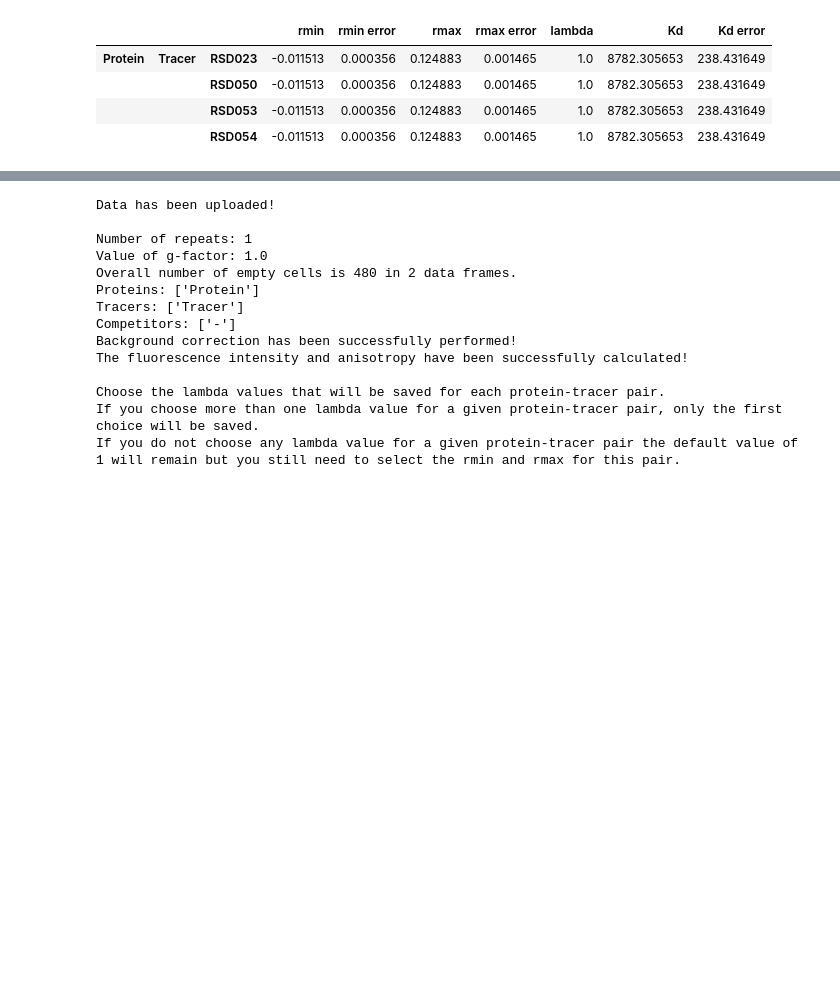
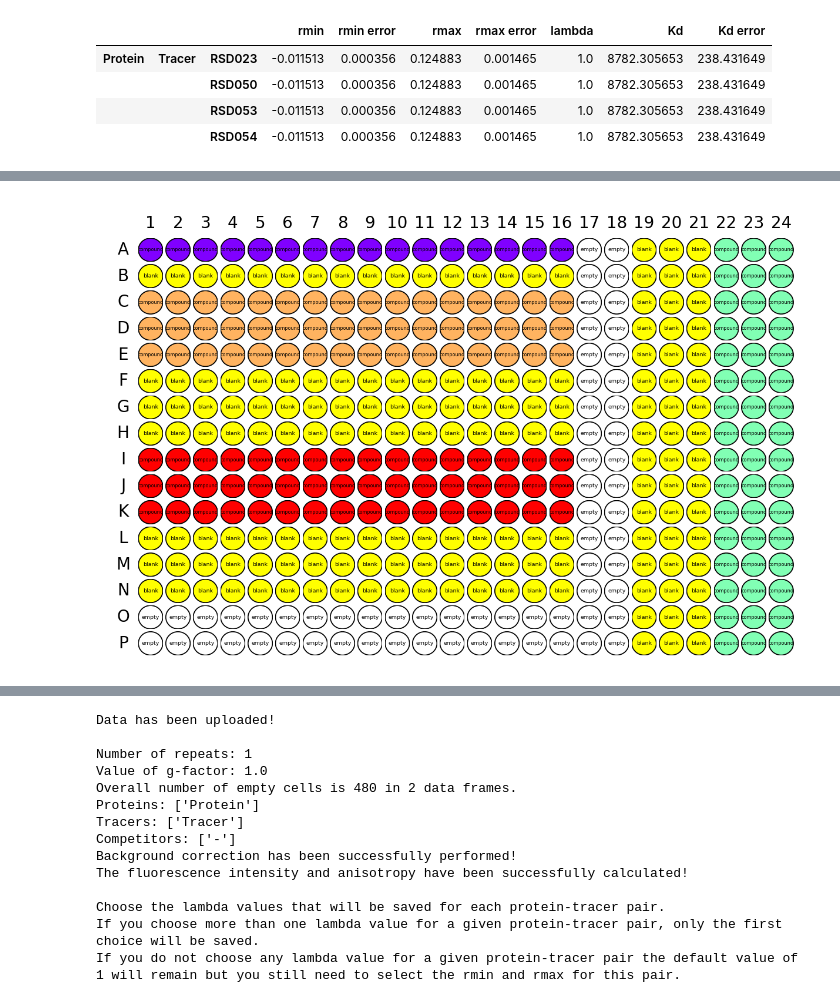
Before and after one commit to mariuszlas/Fluorescence-Anisotropy-Analysis-Development, a Jupyter notebook: fluorescenceanisotropy/fluores_anisotropy.ipynb, the cells around one changed output, grey strips where cells are left out. Drawn from its saved outputs; the diff is of its cells as text; code cells hidden in the pictures; blank space fills up the shorter version.

```diff
--- a/fluorescenceanisotropy/fluores_anisotropy.ipynb
+++ b/fluorescenceanisotropy/fluores_anisotropy.ipynb
@@ -1718,0 +1729,4 @@ my_datac.data_dict['repeat_1']['data']['fit_params_comp']
+# %%
+my_datac.visualise(colorby='Competitor Name', labelby='Type')
+# %% [output]
+[figure, added]
```
Also changed, not shown: parts of 7 cells of this notebook.
